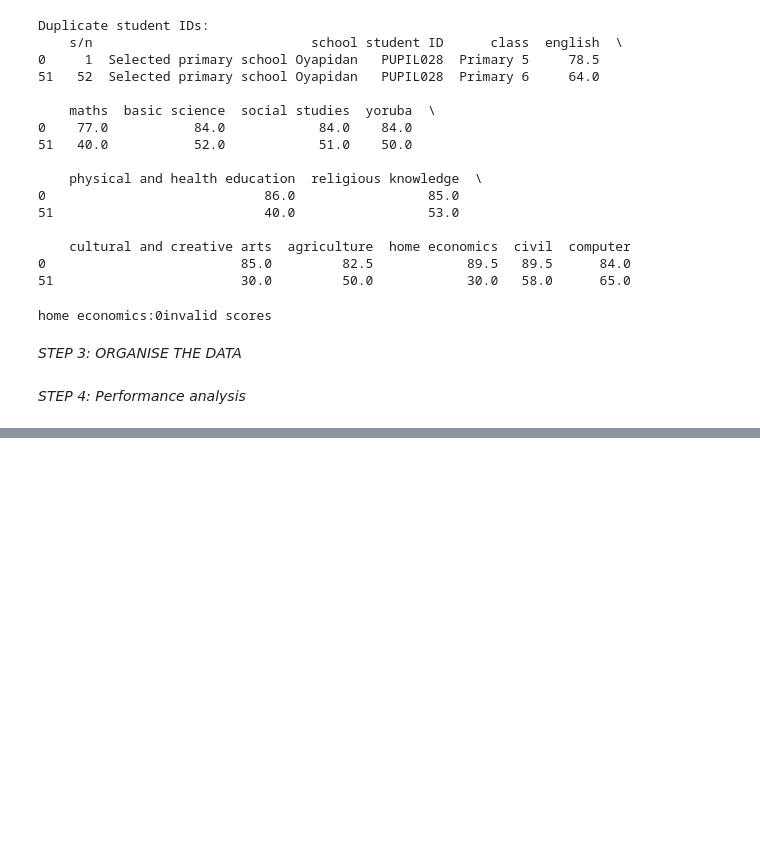
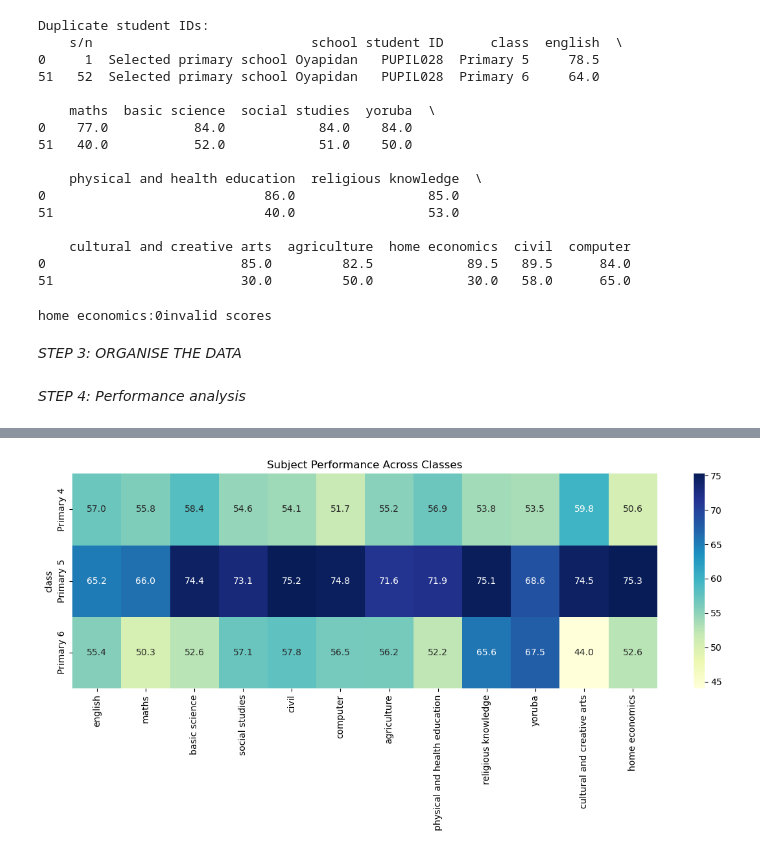
Before and after one commit to franklinxlnt16-dotcom/Student-Academic-Performance-Monitoring-System, a Jupyter notebook: Third Semester project.ipynb, the cells around one changed output, grey strips where cells are left out. Saved outputs shown, nothing was run; the diff lists cells and outputs as text; code cells hidden in the pictures; blank space fills up the shorter version.

```diff
--- a/Third Semester project.ipynb
+++ b/Third Semester project.ipynb
@@ -180,0 +249,12 @@ print
+# %%
+#Subject performance heatmap
+plt.figure(figsize=(12,6))
+sns.heatmap(
+    df.groupby("class")
+    [subject_cols].mean(),
+    annot=True,fmt=".1f",cmap="YlGnBu")
+plt.title("Subject Performance Across Classes")
+plt.tight_layout()
+plt.show()
+# %% [output]
+[figure, added]
```
Also changed, not shown: parts of 6 cells of this notebook.
